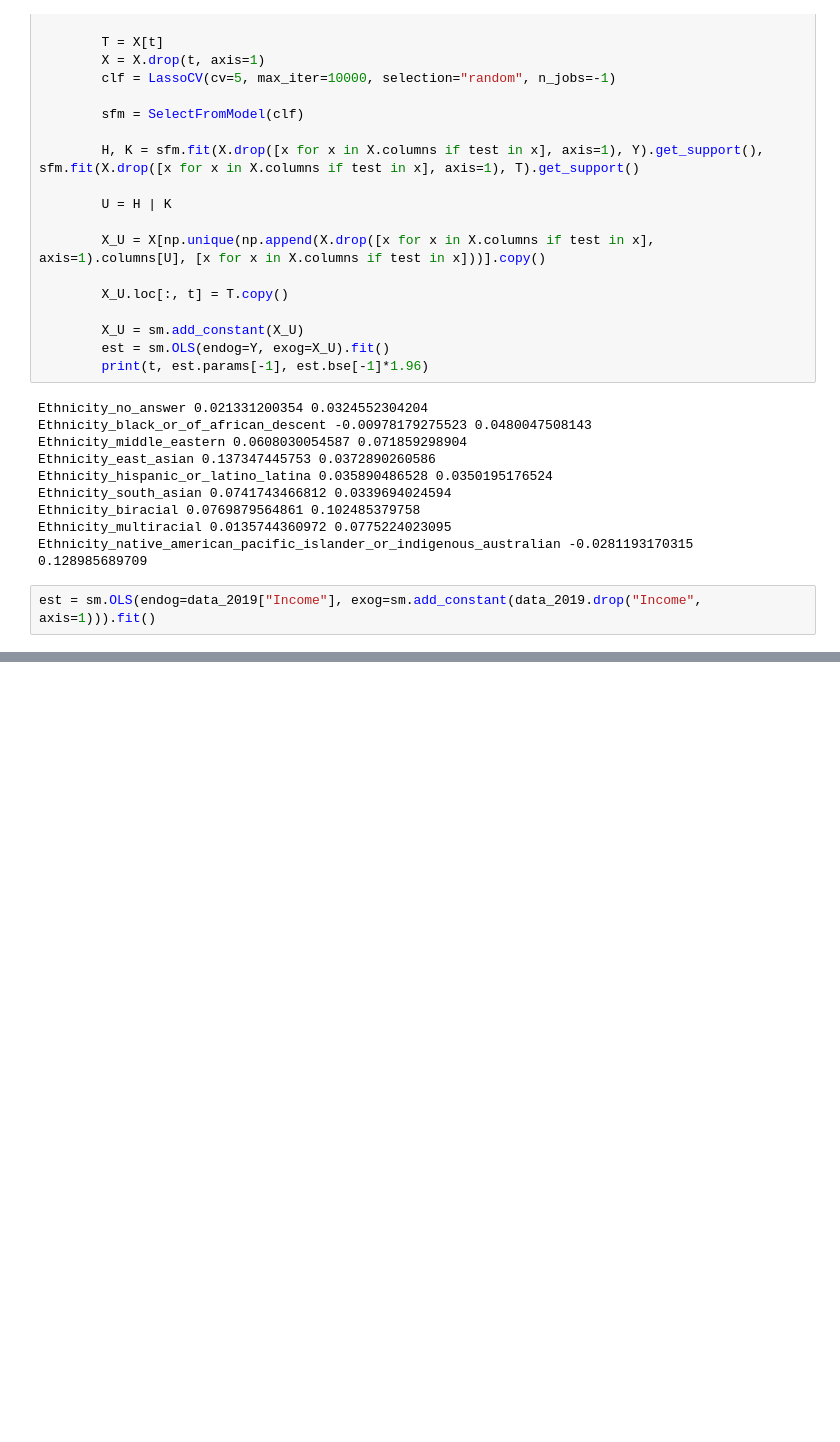
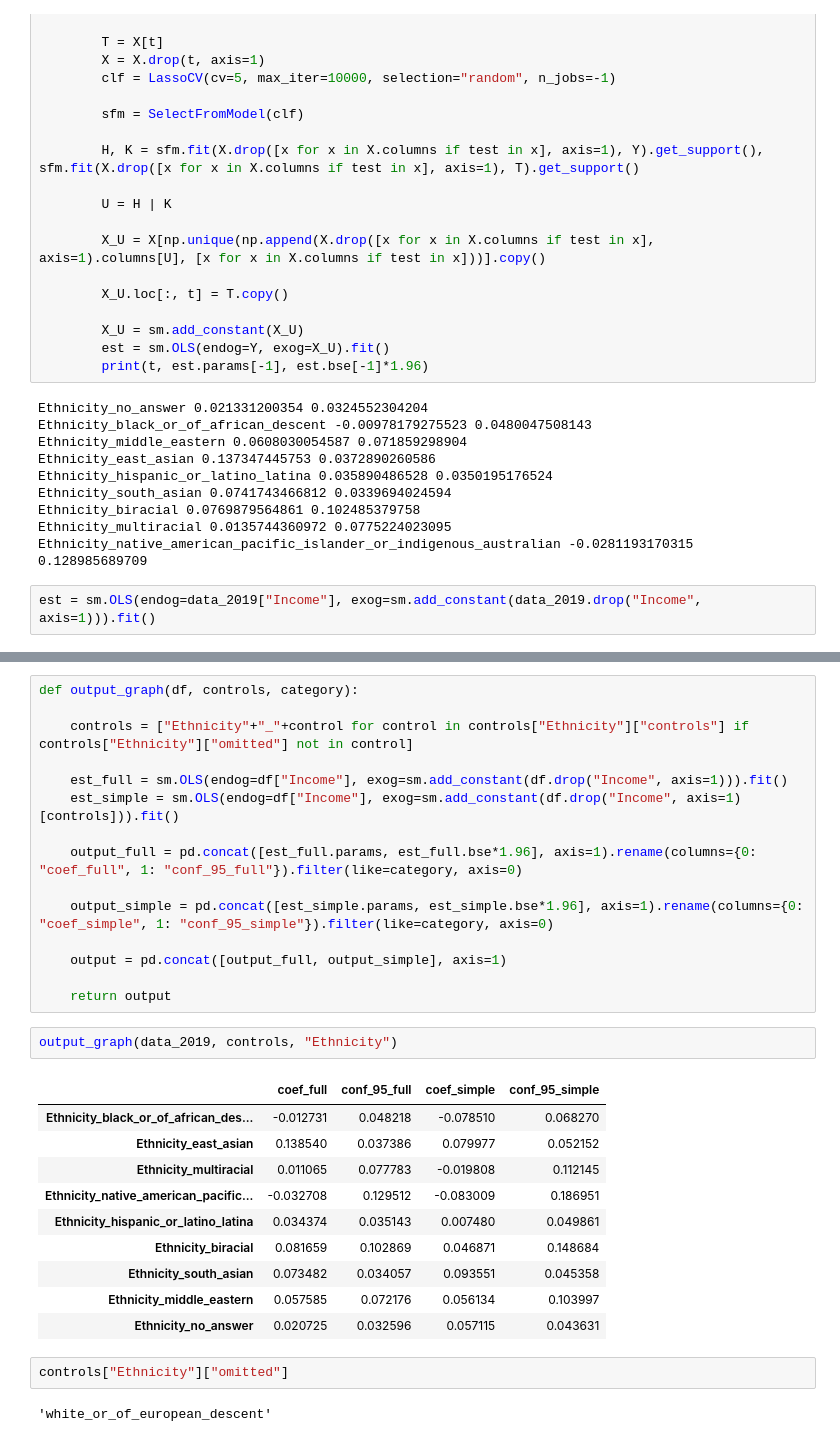
Before and after one commit to whoisnnamdi/highest-paid-software-developer-2019, a Jupyter notebook: dev-pay.ipynb, the cells around one changed output, grey strips where cells are left out. Cells and saved outputs as stored; diff of their text form; blank space fills up the shorter version.

Commit message:
output_graph

```diff
--- a/dev-pay.ipynb
+++ b/dev-pay.ipynb
@@ -236,0 +254,32 @@ controls
+# %%
+def output_graph(df, controls, category):
+
+    controls = ["Ethnicity"+"_"+control for control in controls["Ethnicity"]["controls"] if controls["Ethnicity"]["omitted"] not in control]
+
+    est_full = sm.OLS(endog=df["Income"], exog=sm.add_constant(df.drop("Income", axis=1))).fit()
+    est_simple = sm.OLS(endog=df["Income"], exog=sm.add_constant(df.drop("Income", axis=1)[controls])).fit()
+
+    output_full = pd.concat([est_full.params, est_full.bse*1.96], axis=1).rename(columns={0: "coef_full", 1: "conf_95_full"}).filter(like=category, axis=0)
+
+    output_simple = pd.concat([est_simple.params, est_simple.bse*1.96], axis=1).rename(columns={0: "coef_simple", 1: "conf_95_simple"}).filter(like=category, axis=0)
+
+    output = pd.concat([output_full, output_simple], axis=1)
+
+    return output
+# %%
+output_graph(data_2019, controls, "Ethnicity")
+# %% [output]
+|  | coef_full | conf_95_full | coef_simple | conf_95_simple |
+| Ethnicity_black_or_of_african_des... | -0.012731 | 0.048218 | -0.078510 | 0.068270 |
+| Ethnicity_east_asian | 0.138540 | 0.037386 | 0.079977 | 0.052152 |
+| Ethnicity_multiracial | 0.011065 | 0.077783 | -0.019808 | 0.112145 |
+| Ethnicity_native_american_pacific... | -0.032708 | 0.129512 | -0.083009 | 0.186951 |
+| Ethnicity_hispanic_or_latino_latina | 0.034374 | 0.035143 | 0.007480 | 0.049861 |
+| Ethnicity_biracial | 0.081659 | 0.102869 | 0.046871 | 0.148684 |
+| Ethnicity_south_asian | 0.073482 | 0.034057 | 0.093551 | 0.045358 |
+| Ethnicity_middle_eastern | 0.057585 | 0.072176 | 0.056134 | 0.103997 |
+| Ethnicity_no_answer | 0.020725 | 0.032596 | 0.057115 | 0.043631 |
+# %%
+controls["Ethnicity"]["omitted"]
+# %% [output]
+'white_or_of_european_descent'
```
Also changed, not shown: parts of 6 cells of this notebook.
